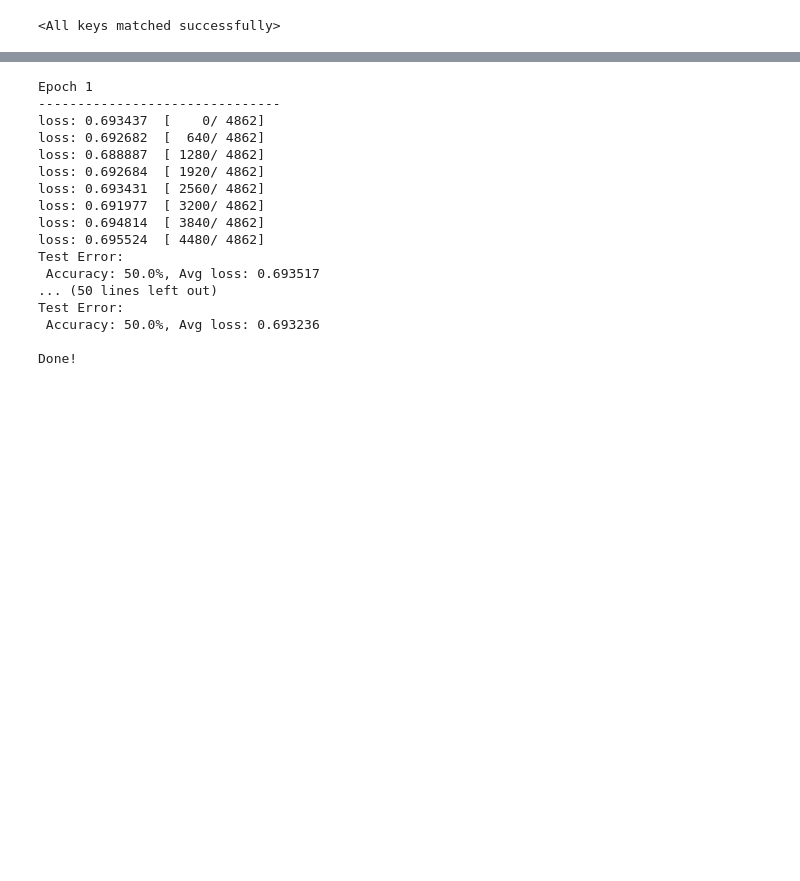
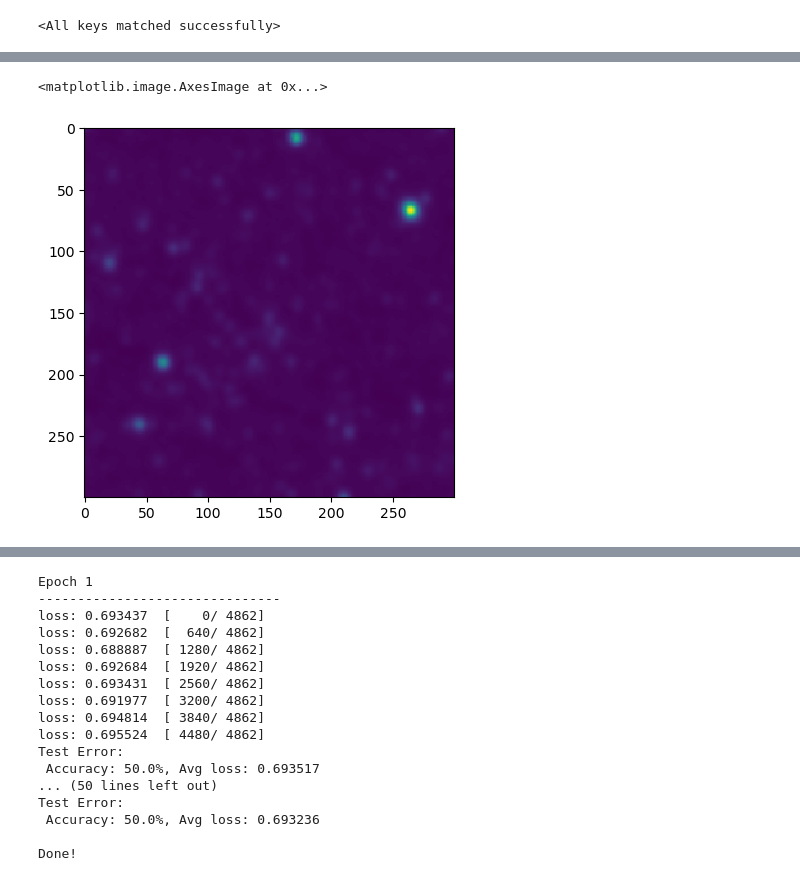
Before and after one commit to Sulla2012/ml-clusters, a Jupyter notebook: torch-classifier.ipynb, the cells around one changed output, grey strips where cells are left out. Drawn from its saved outputs; the diff is of its cells as text; code cells hidden in the pictures; blank space fills up the shorter version.

```diff
--- a/torch-classifier.ipynb
+++ b/torch-classifier.ipynb
@@ -215,0 +298,9 @@ backbone_model.load_state_dict(torch.load("/project/r/rbond/jorlo/ml-clusters/mo
+# %%
+norms = [30, 30, 300, 80]
+for i in range(4):
+    pos_im[..., i]/= norms[i]
+    neg_im[..., i]/= norms[i]
+# %%
+bands = 3
+pos_im = pos_im[...,:bands]
+neg_im = neg_im[...,:bands]
@@ -215,0 +340,24 @@ backbone_model.load_state_dict(torch.load("/project/r/rbond/jorlo/ml-clusters/mo
+# %%
+train_images = torch.Tensor(train_images)
+val_images = torch.Tensor(val_images)
+test_images = torch.Tensor(test_images)
+
+train_labels = torch.Tensor(train_labels).type(torch.LongTensor)
+val_labels = torch.Tensor(val_labels).type(torch.LongTensor)
+test_labels = torch.Tensor(test_labels).type(torch.LongTensor)
+
+train_dataset = TensorDataset(train_images, train_labels)
+val_dataset = TensorDataset(val_images, val_labels)
+test_dataset = TensorDataset(test_images, test_labels)
+
+train_dataloader = DataLoader(train_dataset, batch_size = batch_size, shuffle = True)
+val_dataloader = DataLoader(val_dataset, batch_size = batch_size, shuffle = True)
+test_dataloader = DataLoader(test_dataset, batch_size = batch_size, shuffle = True)
+# %%
+dataiter = iter(train_dataloader)
+images, labels = next(dataiter)
+# %%
+plt.imshow(images[2,0,...])
+# %% [output]
+<matplotlib.image.AxesImage at 0x...>
+[figure, added]
```
Also changed, not shown: parts of 19 cells of this notebook, 2 other files.
